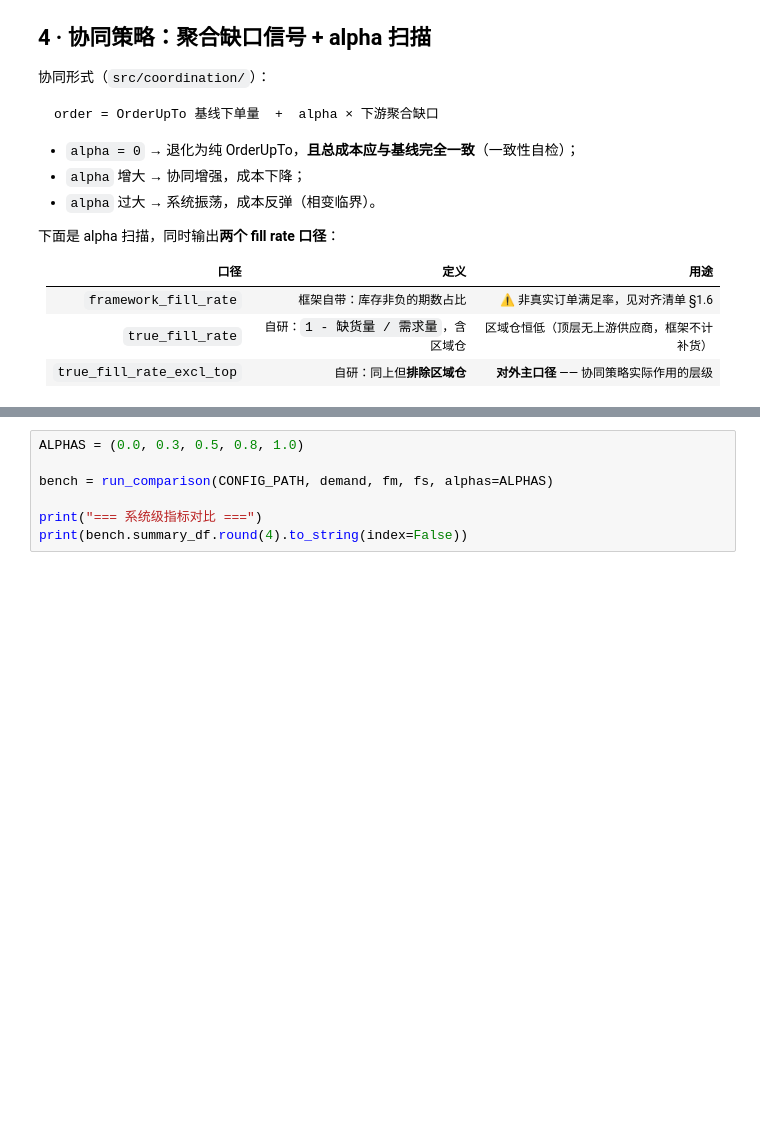
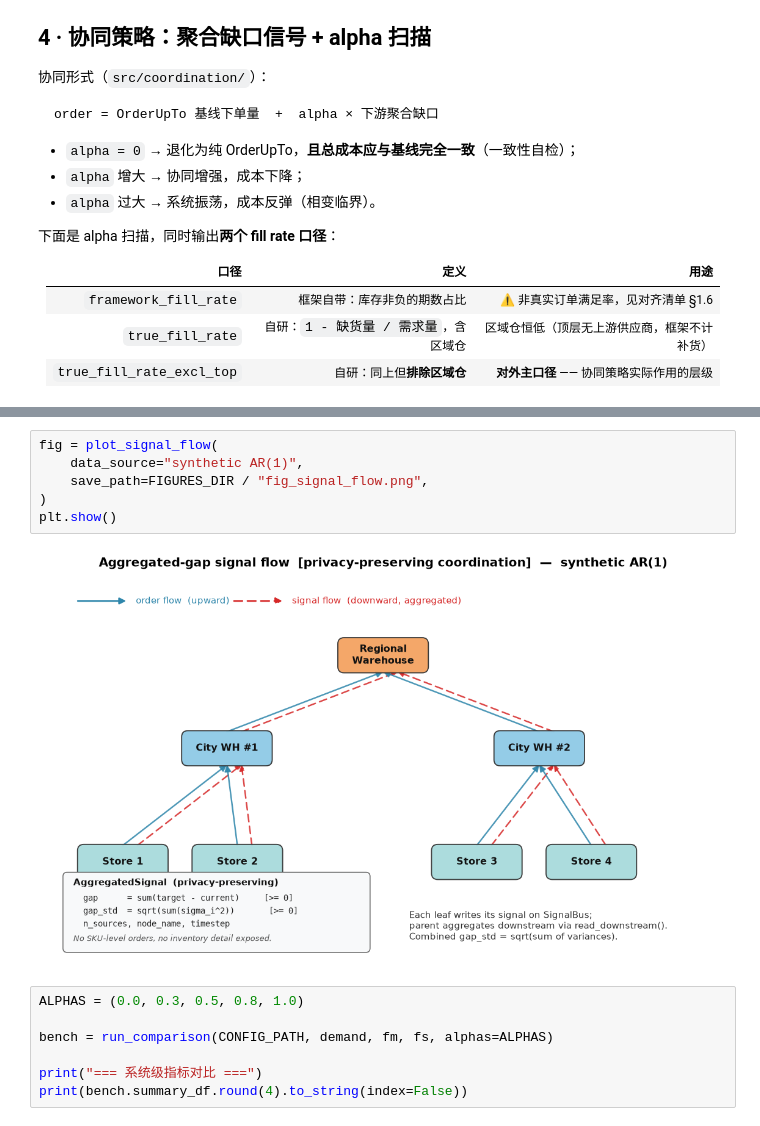
Before and after one commit to Jessica161241/supply-chain-agent, a Jupyter notebook: notebooks/05_final_demo.ipynb, the cells around one changed output, grey strips where cells are left out. Cells and saved outputs as stored; diff of their text form; blank space fills up the shorter version.

```diff
--- a/notebooks/05_final_demo.ipynb
+++ b/notebooks/05_final_demo.ipynb
@@ -333,3 +344,11 @@ order = OrderUpTo 基线下单量  +  alpha × 下游聚合缺口
+# %%
+fig = plot_signal_flow(
+    data_source="synthetic AR(1)",
+    save_path=FIGURES_DIR / "fig_signal_flow.png",
+)
+plt.show()
+# %% [output]
+[figure, added]
 # %%
 ALPHAS = (0.0, 0.3, 0.5, 0.8, 1.0)
 
```
Also changed, not shown: parts of 2 cells of this notebook, 2 other files.
